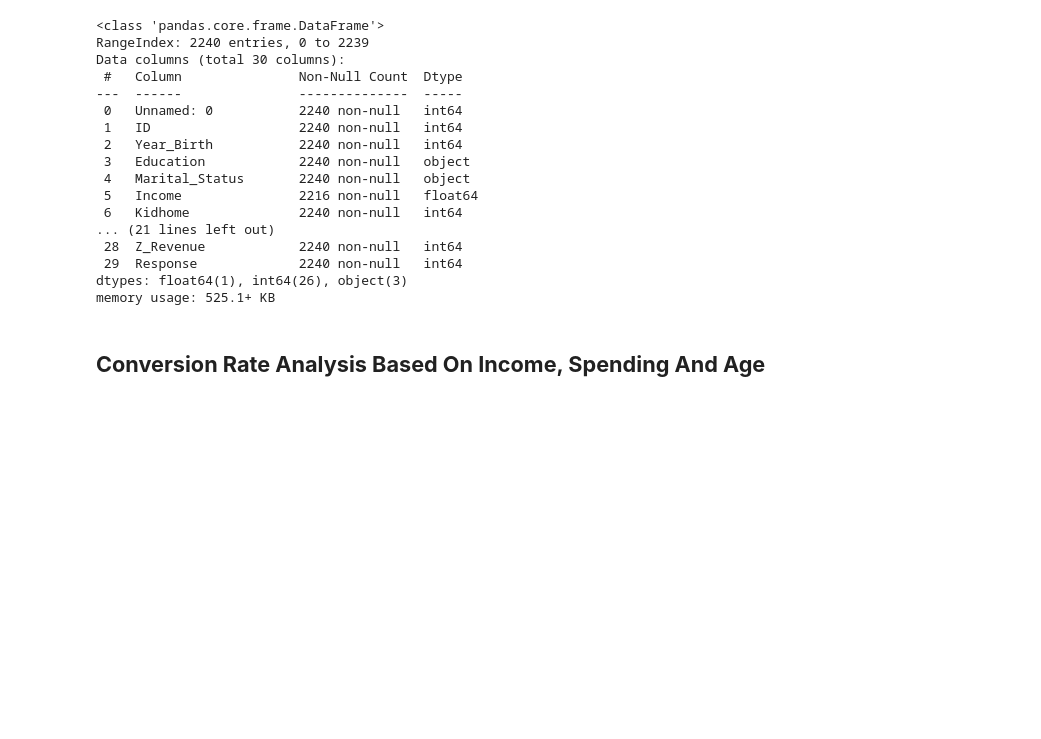
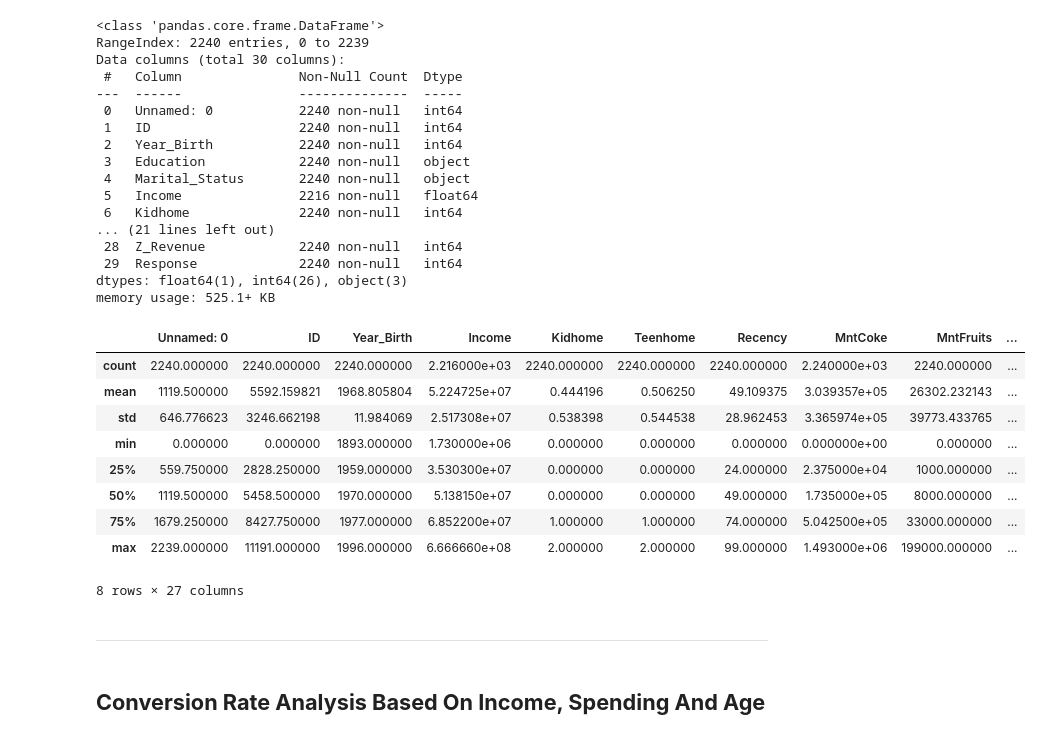
Before and after one commit to regitafif/MP3_CustomerPersonality, a Jupyter notebook: predict_customer_personality.ipynb, the cells around one changed output. Cells and saved outputs as stored; diff of their text form; code cells hidden in the pictures; blank space fills up the shorter version.

```diff
--- a/predict_customer_personality.ipynb
+++ b/predict_customer_personality.ipynb
@@ -40,6 +43,21 @@ Data columns (total 30 columns):
  29  Response             2240 non-null   int64
 dtypes: float64(1), int64(26), object(3)
 memory usage: 525.1+ KB
+# %%
+df.describe()
+# %% [output]
+|  | Unnamed: 0 | ID | Year_Birth | Income | Kidhome | Teenhome | Recency | MntCoke | MntFruits | ... |
+| count | 2240.000000 | 2240.000000 | 2240.000000 | 2.216000e+03 | 2240.000000 | 2240.000000 | 2240.000000 | 2.240000e+03 | 2240.000000 | ... |
+| mean | 1119.500000 | 5592.159821 | 1968.805804 | 5.224725e+07 | 0.444196 | 0.506250 | 49.109375 | 3.039357e+05 | 26302.232143 | ... |
+| std | 646.776623 | 3246.662198 | 11.984069 | 2.517308e+07 | 0.538398 | 0.544538 | 28.962453 | 3.365974e+05 | 39773.433765 | ... |
+| min | 0.000000 | 0.000000 | 1893.000000 | 1.730000e+06 | 0.000000 | 0.000000 | 0.000000 | 0.000000e+00 | 0.000000 | ... |
+| 25% | 559.750000 | 2828.250000 | 1959.000000 | 3.530300e+07 | 0.000000 | 0.000000 | 24.000000 | 2.375000e+04 | 1000.000000 | ... |
+| 50% | 1119.500000 | 5458.500000 | 1970.000000 | 5.138150e+07 | 0.000000 | 0.000000 | 49.000000 | 1.735000e+05 | 8000.000000 | ... |
+| 75% | 1679.250000 | 8427.750000 | 1977.000000 | 6.852200e+07 | 1.000000 | 1.000000 | 74.000000 | 5.042500e+05 | 33000.000000 | ... |
+| max | 2239.000000 | 11191.000000 | 1996.000000 | 6.666660e+08 | 2.000000 | 2.000000 | 99.000000 | 1.493000e+06 | 199000.000000 | ... |
+8 rows × 27 columns
+# %% [markdown]
+---
 # %% [markdown]
 ## **Conversion Rate Analysis Based On Income, Spending And Age**
 # %% [markdown]
```
Also changed, not shown: parts of 30 cells of this notebook.
